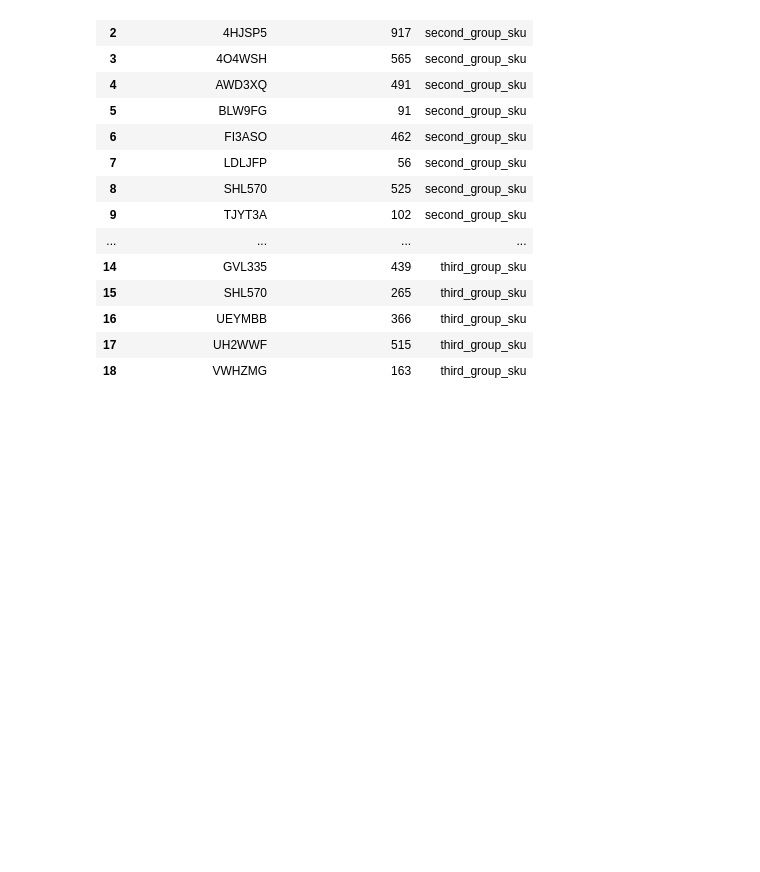
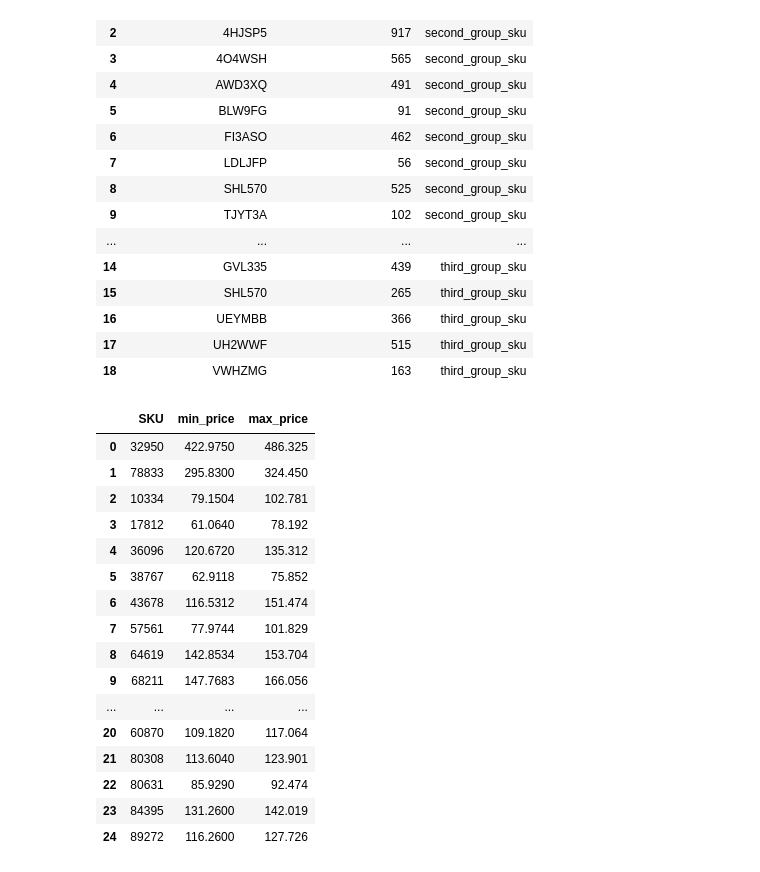
Before and after one commit to mic-icloud/ml-hard, a Jupyter notebook: 4-part/hw-4.ipynb, the cells around one changed output. Drawn from its saved outputs; the diff is of its cells as text; code cells hidden in the pictures; blank space fills up the shorter version.

```diff
--- a/4-part/hw-4.ipynb
+++ b/4-part/hw-4.ipynb
@@ -83,3 +83,23 @@ uvb
 | 16 | UEYMBB | 366 | third_group_sku |
 | 17 | UH2WWF | 515 | third_group_sku |
 | 18 | VWHZMG | 163 | third_group_sku |
+# %%
+mm
+# %% [output]
+|  | SKU | min_price | max_price |
+| 0 | 32950 | 422.9750 | 486.325 |
+| 1 | 78833 | 295.8300 | 324.450 |
+| 2 | 10334 | 79.1504 | 102.781 |
+| 3 | 17812 | 61.0640 | 78.192 |
+| 4 | 36096 | 120.6720 | 135.312 |
+| 5 | 38767 | 62.9118 | 75.852 |
+| 6 | 43678 | 116.5312 | 151.474 |
+| 7 | 57561 | 77.9744 | 101.829 |
+| 8 | 64619 | 142.8534 | 153.704 |
+| 9 | 68211 | 147.7683 | 166.056 |
+| ... | ... | ... | ... |
+| 20 | 60870 | 109.1820 | 117.064 |
+| 21 | 80308 | 113.6040 | 123.901 |
+| 22 | 80631 | 85.9290 | 92.474 |
+| 23 | 84395 | 131.2600 | 142.019 |
+| 24 | 89272 | 116.2600 | 127.726 |
```
Also changed, not shown: parts of 6 cells of this notebook.
